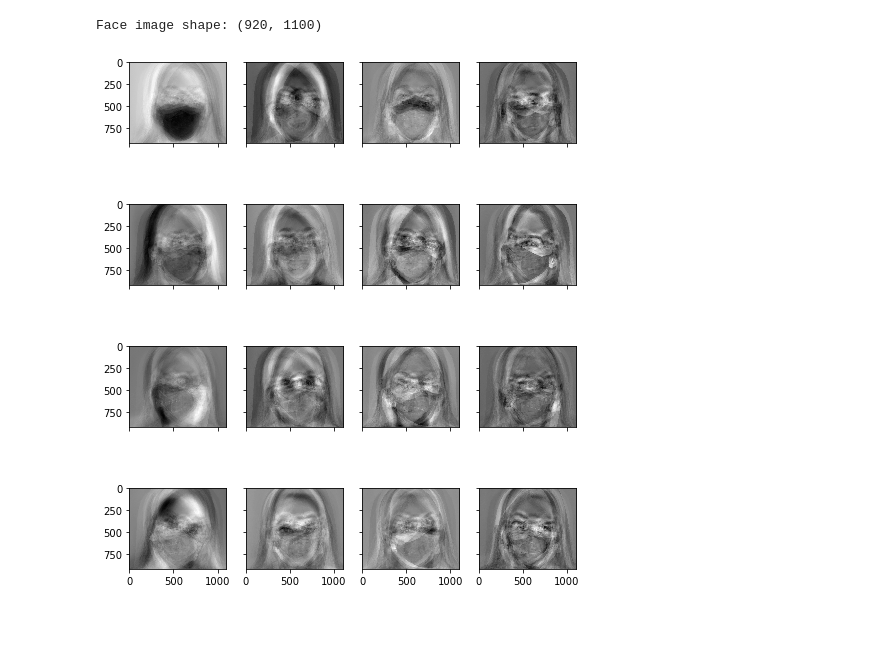
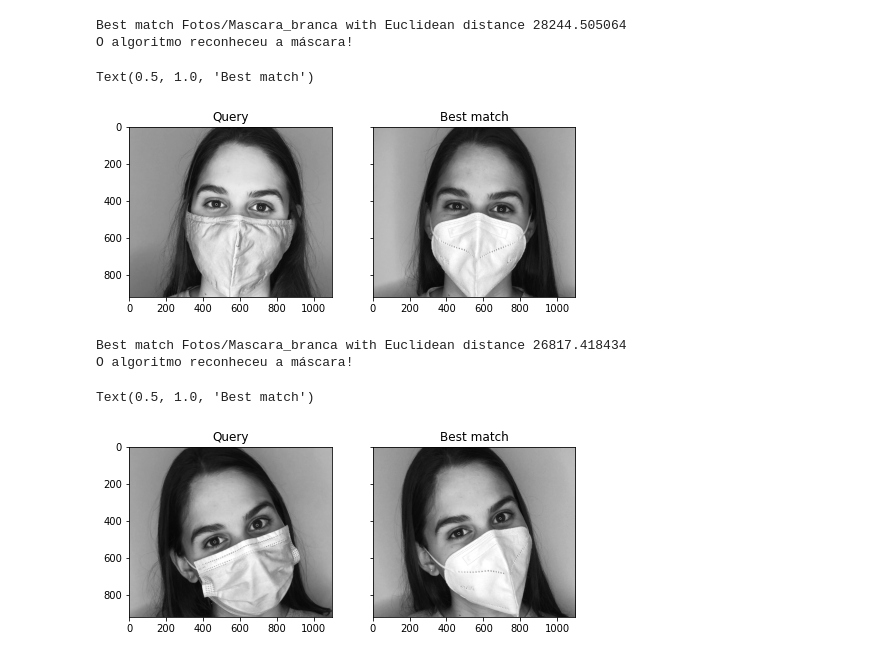
Before and after one commit to palomavb/Eigenfaces, a Jupyter notebook: Untitled1.ipynb, the cells around one changed output. Drawn from its saved outputs; the diff is of its cells as text; code cells hidden in the pictures; blank space fills up the shorter version.

```diff
--- a/Untitled1.ipynb
+++ b/Untitled1.ipynb
@@ -72,19 +72,0 @@ print(pca.explained_variance_ratio_)
-# %%
-...
-faceshape = list(faces.values())[20].shape
-print("Face image shape:", faceshape)
-# %% [output]
-Face image shape: (920, 1100)
-# %%
-...
-# Take the first K principal components as eigenfaces
-n_components = 29
-eigenfaces = pca.components_[:n_components]
-
-# Show the first 16 eigenfaces
-fig, axes = plt.subplots(4,4,sharex=True,sharey=True,figsize=(8,10))
-for i in range(16):
-    axes[i%4][i//4].imshow(eigenfaces[i].reshape(faceshape), cmap="gray")
-plt.show()
-# %% [output]
-[figure, removed]
@@ -94,0 +75,39 @@ weights = eigenfaces @ (facematrix - pca.mean_).T
+# %%
+#Testa uma foto de cada tipo de máscara
+query1 = faces["Fotos/Mascara_cinza_001.jpeg"].reshape(1,-1)
+query_weight1 = eigenfaces @ (query1 - pca.mean_).T
+euclidean_distance1 = np.linalg.norm(weights - query_weight1, axis=0)
+best_match1 = np.argmin(euclidean_distance1)
+print("Best match %s with Euclidean distance %f" % (facelabel[best_match1], euclidean_distance1[best_match1]))
+if  (facelabel[best_match1].startswith('Fotos/Mascara')):
+    print("O algoritmo reconheceu a máscara!")
+
+fig, axes = plt.subplots(1,2,sharex=True,sharey=True,figsize=(8,6))
+axes[0].imshow(query1.reshape(faceshape), cmap="gray")
+axes[0].set_title("Query")
+axes[1].imshow(facematrix[best_match1].reshape(faceshape), cmap="gray")
+axes[1].set_title("Best match")
+# %% [output]
+Best match Fotos/Mascara_branca with Euclidean distance 28244.505064
+O algoritmo reconheceu a máscara!
+Text(0.5, 1.0, 'Best match')
+[figure, added]
+# %%
+query2 = faces["Fotos/Mascara_azul_010.jpeg"].reshape(1,-1)
+query_weight2 = eigenfaces @ (query2 - pca.mean_).T
+euclidean_distance2 = np.linalg.norm(weights - query_weight2, axis=0)
+best_match2 = np.argmin(euclidean_distance2)
+print("Best match %s with Euclidean distance %f" % (facelabel[best_match2], euclidean_distance2[best_match2]))
+if  (facelabel[best_match2].startswith('Fotos/Mascara')):
+    print("O algoritmo reconheceu a máscara!")
+
+fig, axes = plt.subplots(1,2,sharex=True,sharey=True,figsize=(8,6))
+axes[0].imshow(query2.reshape(faceshape), cmap="gray")
+axes[0].set_title("Query")
+axes[1].imshow(facematrix[best_match2].reshape(faceshape), cmap="gray")
+axes[1].set_title("Best match")
+# %% [output]
+Best match Fotos/Mascara_branca with Euclidean distance 26817.418434
+O algoritmo reconheceu a máscara!
+Text(0.5, 1.0, 'Best match')
+[figure, added]
```
Also changed, not shown: parts of 19 cells of this notebook.
